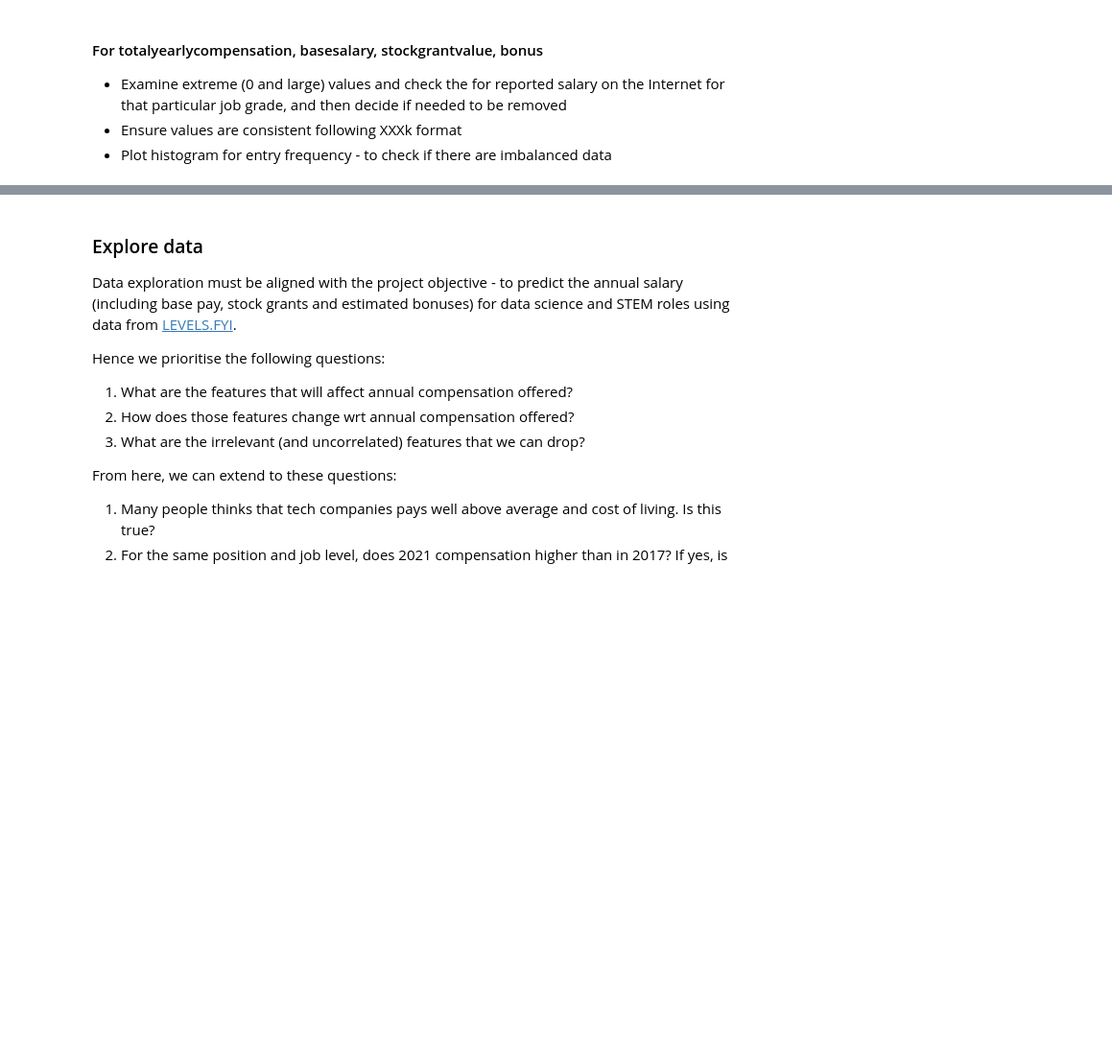
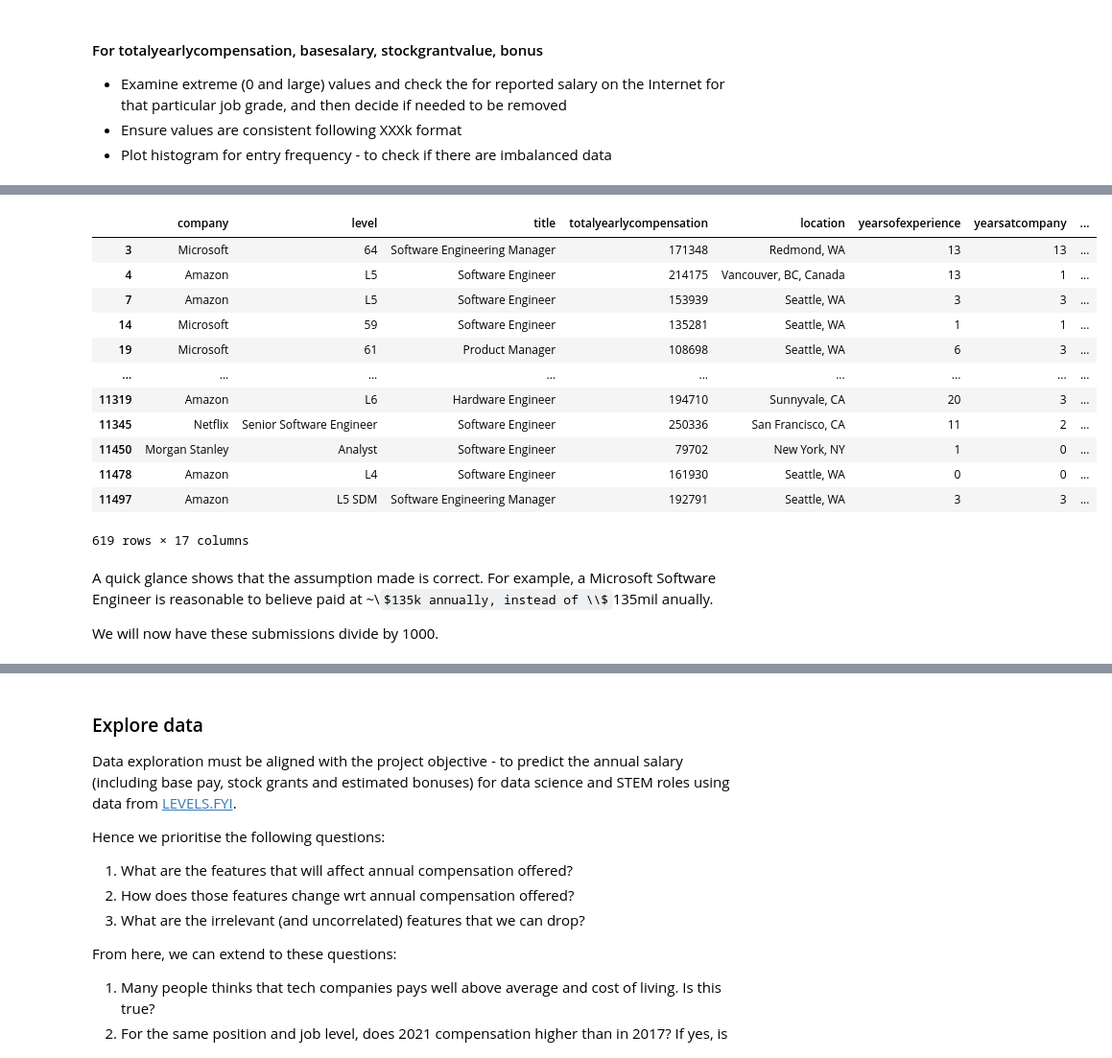
Before and after one commit to yuenherny/um-wqd7003-ds-salary-analysis, a Jupyter notebook: notebook-analysis/master/[Master] DS & STEM Salary Analysis.ipynb, the cells around one changed output, grey strips where cells are left out. Shown at 96% size. Drawn from its saved outputs; the diff is of its cells as text; code cells hidden in the pictures; some formulas as TeX source; blank space fills up the shorter version.

```diff
--- a/notebook-analysis/master/[Master] DS & STEM Salary Analysis.ipynb
+++ b/notebook-analysis/master/[Master] DS & STEM Salary Analysis.ipynb
@@ -310,0 +395,22 @@ Shiling to fill in here
+# %%
+df[(df['basesalary'] >= 2000) &
+   ((df['stockgrantvalue'] == 0) | (df['stockgrantvalue'] >= 2000)) &
+   ((df['bonus'] == 0) | (df['bonus'] >= 2000))]
+# %% [output]
+|  | company | level | title | totalyearlycompensation | location | yearsofexperience | yearsatcompany | ... |
+| 3 | Microsoft | 64 | Software Engineering Manager | 171348 | Redmond, WA | 13 | 13 | ... |
+| 4 | Amazon | L5 | Software Engineer | 214175 | Vancouver, BC, Canada | 13 | 1 | ... |
+| 7 | Amazon | L5 | Software Engineer | 153939 | Seattle, WA | 3 | 3 | ... |
+| 14 | Microsoft | 59 | Software Engineer | 135281 | Seattle, WA | 1 | 1 | ... |
+| 19 | Microsoft | 61 | Product Manager | 108698 | Seattle, WA | 6 | 3 | ... |
+| ... | ... | ... | ... | ... | ... | ... | ... | ... |
+| 11319 | Amazon | L6 | Hardware Engineer | 194710 | Sunnyvale, CA | 20 | 3 | ... |
+| 11345 | Netflix | Senior Software Engineer | Software Engineer | 250336 | San Francisco, CA | 11 | 2 | ... |
+| 11450 | Morgan Stanley | Analyst | Software Engineer | 79702 | New York, NY | 1 | 0 | ... |
+| 11478 | Amazon | L4 | Software Engineer | 161930 | Seattle, WA | 0 | 0 | ... |
+| 11497 | Amazon | L5 SDM | Software Engineering Manager | 192791 | Seattle, WA | 3 | 3 | ... |
+619 rows × 17 columns
+# %% [markdown]
+A quick glance shows that the assumption made is correct. For example, a Microsoft Software Engineer is reasonable to believe paid at ~\\$135k annually, instead of \\$135mil anually.
+
+We will now have these submissions divide by 1000.
```
Also changed, not shown: parts of 28 cells of this notebook.
